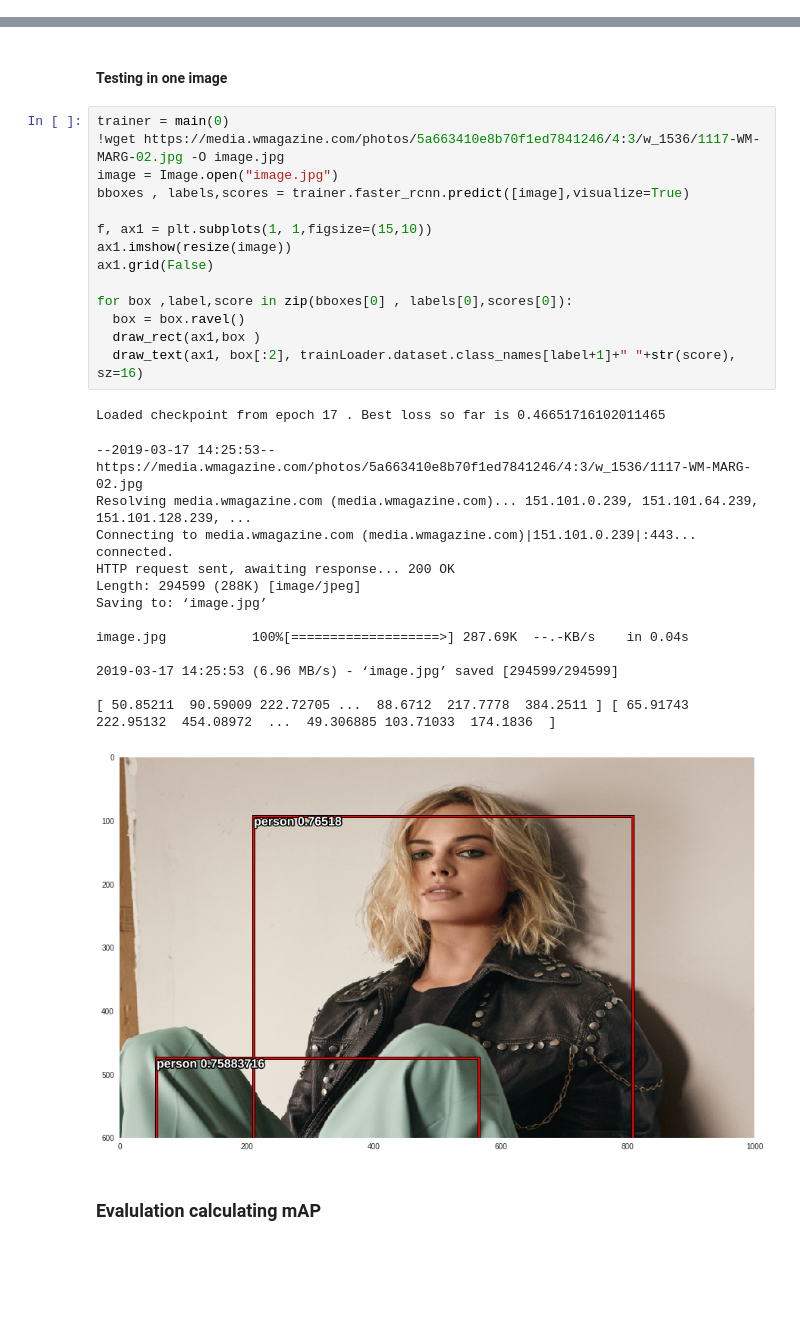
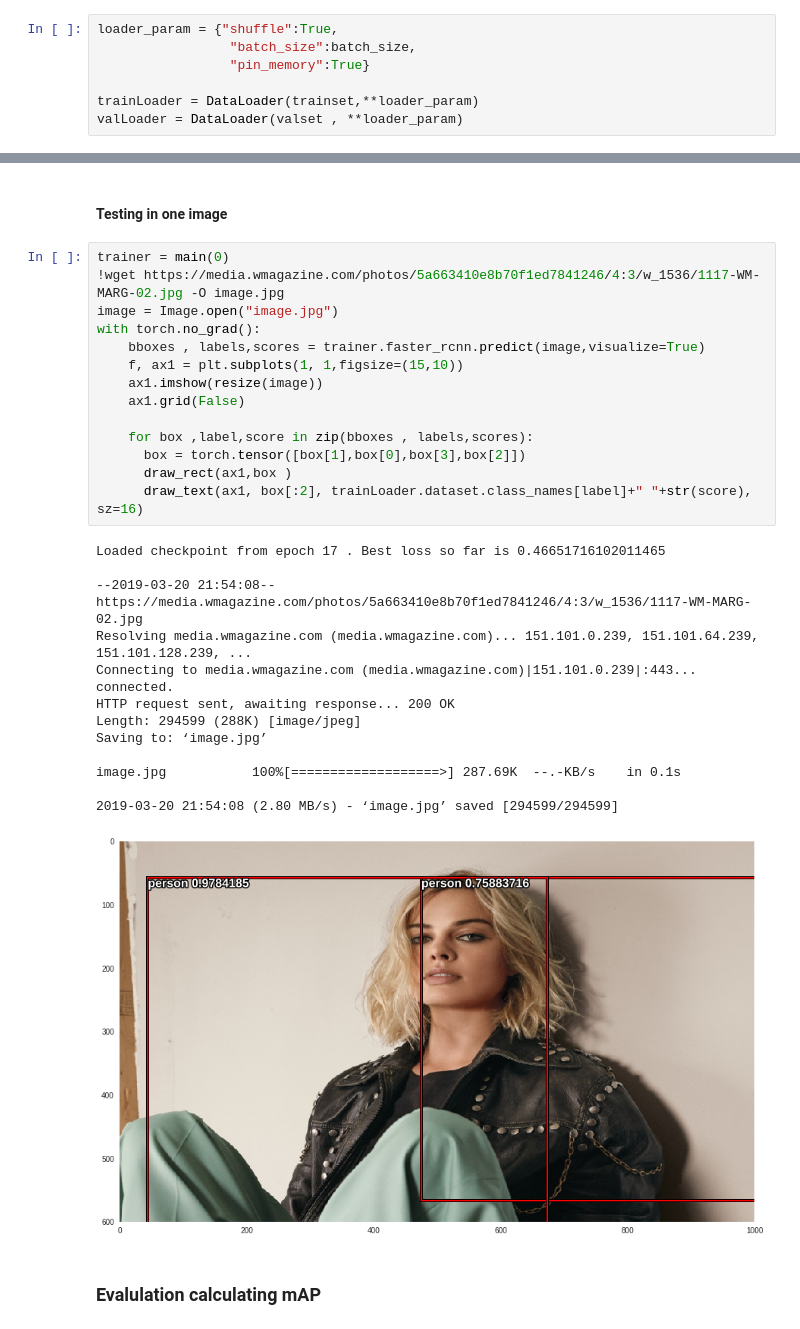
Before and after one commit to aman5319/Simple-Faster-RCNN, a Jupyter notebook: Faster_R_CNN.ipynb, the cells around one changed output, grey strips where cells are left out. Cells and saved outputs as stored; diff of their text form; blank space fills up the shorter version.

Commit message:
Faster Rcnn Code Refactoring and MaP code added

```diff
--- a/Faster_R_CNN.ipynb
+++ b/Faster_R_CNN.ipynb
@@ -2026,3 +1983,10 @@ valLoader = DataLoader(valset  ,batch_size=32 ,shuffle=True,pin_memory=True,coll
+# %%
+loader_param = {"shuffle":True,
+                 "batch_size":batch_size,
+                 "pin_memory":True}
+
+trainLoader = DataLoader(trainset,**loader_param)
+valLoader = DataLoader(valset , **loader_param)
 # %%
 from pprint import pprint
 def main(epochs):
@@ -2160,31 +2124,30 @@ Epochs since last improvement: 6
 # %%
 trainer = main(0)
 !wget https://media.wmagazine.com/photos/5a663410e8b70f1ed7841246/4:3/w_1536/1117-WM-MARG-02.jpg -O image.jpg
 image = Image.open("image.jpg")
-bboxes , labels,scores = trainer.faster_rcnn.predict([image],visualize=True)
+with torch.no_grad():
+    bboxes , labels,scores = trainer.faster_rcnn.predict(image,visualize=True)
+    f, ax1 = plt.subplots(1, 1,figsize=(15,10))
+    ax1.imshow(resize(image))
+    ax1.grid(False)
 
-f, ax1 = plt.subplots(1, 1,figsize=(15,10))
-ax1.imshow(resize(image))
-ax1.grid(False)
-
-for box ,label,score in zip(bboxes[0] , labels[0],scores[0]):
-  box = box.ravel()
-  draw_rect(ax1,box )
-  draw_text(ax1, box[:2], trainLoader.dataset.class_names[label+1]+" "+str(score), sz=16)
+    for box ,label,score in zip(bboxes , labels,scores):
+      box = torch.tensor([box[1],box[0],box[3],box[2]])
+      draw_rect(ax1,box )
+      draw_text(ax1, box[:2], trainLoader.dataset.class_names[label]+" "+str(score), sz=16)
 # %% [output]
 Loaded checkpoint from epoch 17 . Best loss so far is 0.46651716102011465
+
+--2019-03-20 21:54:08--  https://media.wmagazine.com/photos/5a663410e8b70f1ed7841246/4:3/w_1536/1117-WM-MARG-02.jpg
+Resolving media.wmagazine.com (media.wmagazine.com)... 151.101.0.239, 151.101.64.239, 151.101.128.239, ...
+Connecting to media.wmagazine.com (media.wmagazine.com)|151.101.0.239|:443... connected.
+HTTP request sent, awaiting response... 200 OK
+Length: 294599 (288K) [image/jpeg]
+Saving to: ‘image.jpg’
+
+image.jpg           100%[===================>] 287.69K  --.-KB/s    in 0.1s
+
+2019-03-20 21:54:08 (2.80 MB/s) - ‘image.jpg’ saved [294599/294599]
---2019-03-17 14:25:53--  https://media.wmagazine.com/photos/5a663410e8b70f1ed7841246/4:3/w_1536/1117-WM-MARG-02.jpg
-Resolving media.wmagazine.com (media.wmagazine.com)... 151.101.0.239, 151.101.64.239, 151.101.128.239, ...
-Connecting to media.wmagazine.com (media.wmagazine.com)|151.101.0.239|:443... connected.
-HTTP request sent, awaiting response... 200 OK
-Length: 294599 (288K) [image/jpeg]
-Saving to: ‘image.jpg’
-
-image.jpg           100%[===================>] 287.69K  --.-KB/s    in 0.04s
-
-2019-03-17 14:25:53 (6.96 MB/s) - ‘image.jpg’ saved [294599/294599]
-
-[ 50.85211  90.59009 222.72705 ...  88.6712  217.7778  384.2511 ] [ 65.91743  222.95132  454.08972  ...  49.306885 103.71033  174.1836  ]
-[figure, old version]
+[figure, new version]
 # %% [markdown]
 ### Evalulation calculating mAP
```
Also changed, not shown: parts of 13 cells of this notebook.
